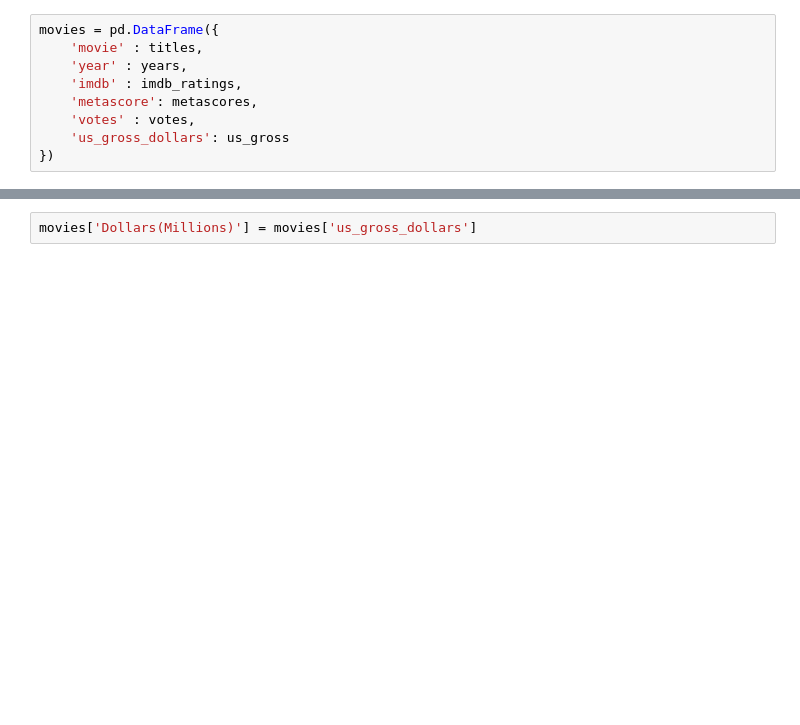
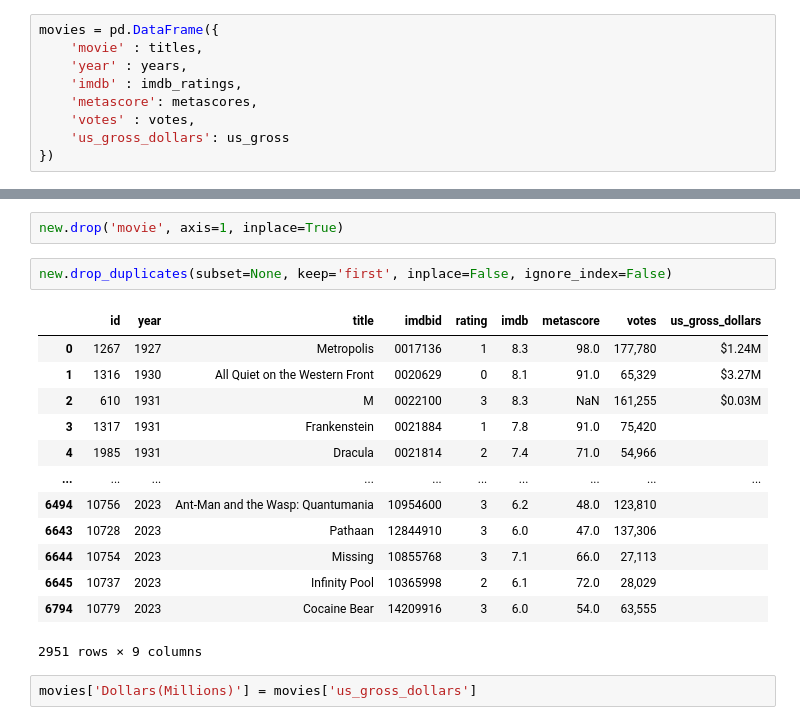
Before and after one commit to luina-1004/Bechdel-IMDB-project, a Jupyter notebook: IMDB.ipynb, the cells around one changed output, grey strips where cells are left out. Cells and saved outputs as stored; diff of their text form; blank space fills up the shorter version.

```diff
--- a/IMDB.ipynb
+++ b/IMDB.ipynb
@@ -168,3 +269,21 @@ Name: metascore, Length: 1000, dtype: float64
+# %%
+new.drop('movie', axis=1, inplace=True)
+# %%
+new.drop_duplicates(subset=None, keep='first', inplace=False, ignore_index=False)
+# %% [output]
+|  | id | year | title | imdbid | rating | imdb | metascore | votes | us_gross_dollars |
+| 0 | 1267 | 1927 | Metropolis | 0017136 | 1 | 8.3 | 98.0 | 177,780 | $1.24M |
+| 1 | 1316 | 1930 | All Quiet on the Western Front | 0020629 | 0 | 8.1 | 91.0 | 65,329 | $3.27M |
+| 2 | 610 | 1931 | M | 0022100 | 3 | 8.3 | NaN | 161,255 | $0.03M |
+| 3 | 1317 | 1931 | Frankenstein | 0021884 | 1 | 7.8 | 91.0 | 75,420 |  |
+| 4 | 1985 | 1931 | Dracula | 0021814 | 2 | 7.4 | 71.0 | 54,966 |  |
+| ... | ... | ... | ... | ... | ... | ... | ... | ... | ... |
+| 6494 | 10756 | 2023 | Ant-Man and the Wasp: Quantumania | 10954600 | 3 | 6.2 | 48.0 | 123,810 |  |
+| 6643 | 10728 | 2023 | Pathaan | 12844910 | 3 | 6.0 | 47.0 | 137,306 |  |
+| 6644 | 10754 | 2023 | Missing | 10855768 | 3 | 7.1 | 66.0 | 27,113 |  |
+| 6645 | 10737 | 2023 | Infinity Pool | 10365998 | 2 | 6.1 | 72.0 | 28,029 |  |
+| 6794 | 10779 | 2023 | Cocaine Bear | 14209916 | 3 | 6.0 | 54.0 | 63,555 |  |
+2951 rows × 9 columns
 # %%
 movies['Dollars(Millions)'] = movies['us_gross_dollars']
 # %%
```
Also changed, not shown: parts of 23 cells of this notebook, 6 other files.
